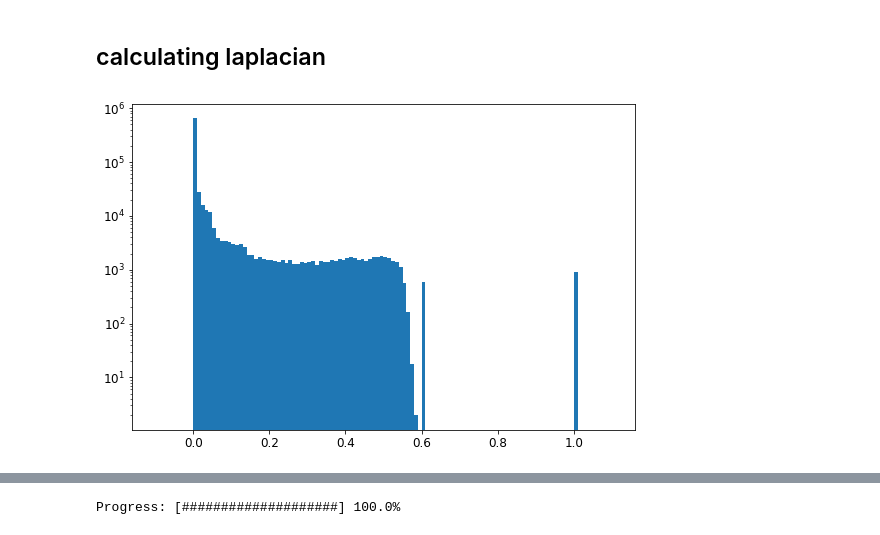
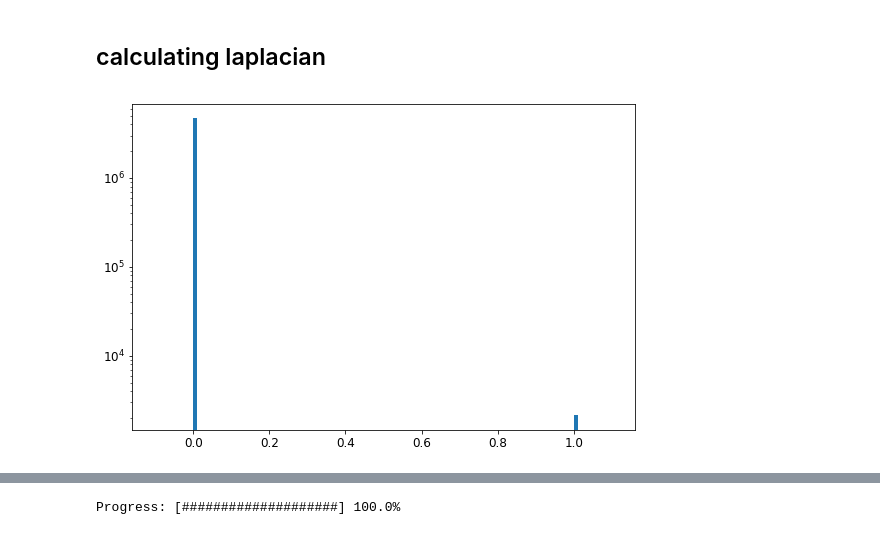
Before and after one commit to sioan/bcv_spectral_clustering, a Jupyter notebook: refactoring_test.ipynb, the cells around one changed output, grey strips where cells are left out. Drawn from its saved outputs; the diff is of its cells as text; code cells hidden in the pictures.

```diff
--- a/refactoring_test.ipynb
+++ b/refactoring_test.ipynb
@@ -160,13 +160,13 @@ euclidean_dist_matrix = np.load("/reg/neh/home/yoon82/temp/L2_dist_2160_1D.npy")
 # %% [markdown]
 ## calculating laplacian
 # %%
-gamma = 5.0e-5
+gamma = 5.0e-4
 my_affinity_matrix = np.exp((-(euclidean_dist_matrix**2))*gamma)
 #degree_matrix      = np.diag((my_affinity_matrix - np.diag(np.diag(my_affinity_matrix))).sum(axis=0))
 #laplcian = my_affinity_matrix - degree_matrix
 my_hist = plt.hist(my_affinity_matrix.flatten(),bins=np.arange(-0.1,1.1,0.01),log=True)
 # %% [output]
-[figure, old version]
+[figure, new version]
 # %%
 spectral = cluster.SpectralClustering(n_clusters=2,                     #intentionally incorrect clusters
                                       assign_labels="discretize",
```
Also changed, not shown: parts of 5 cells of this notebook.
